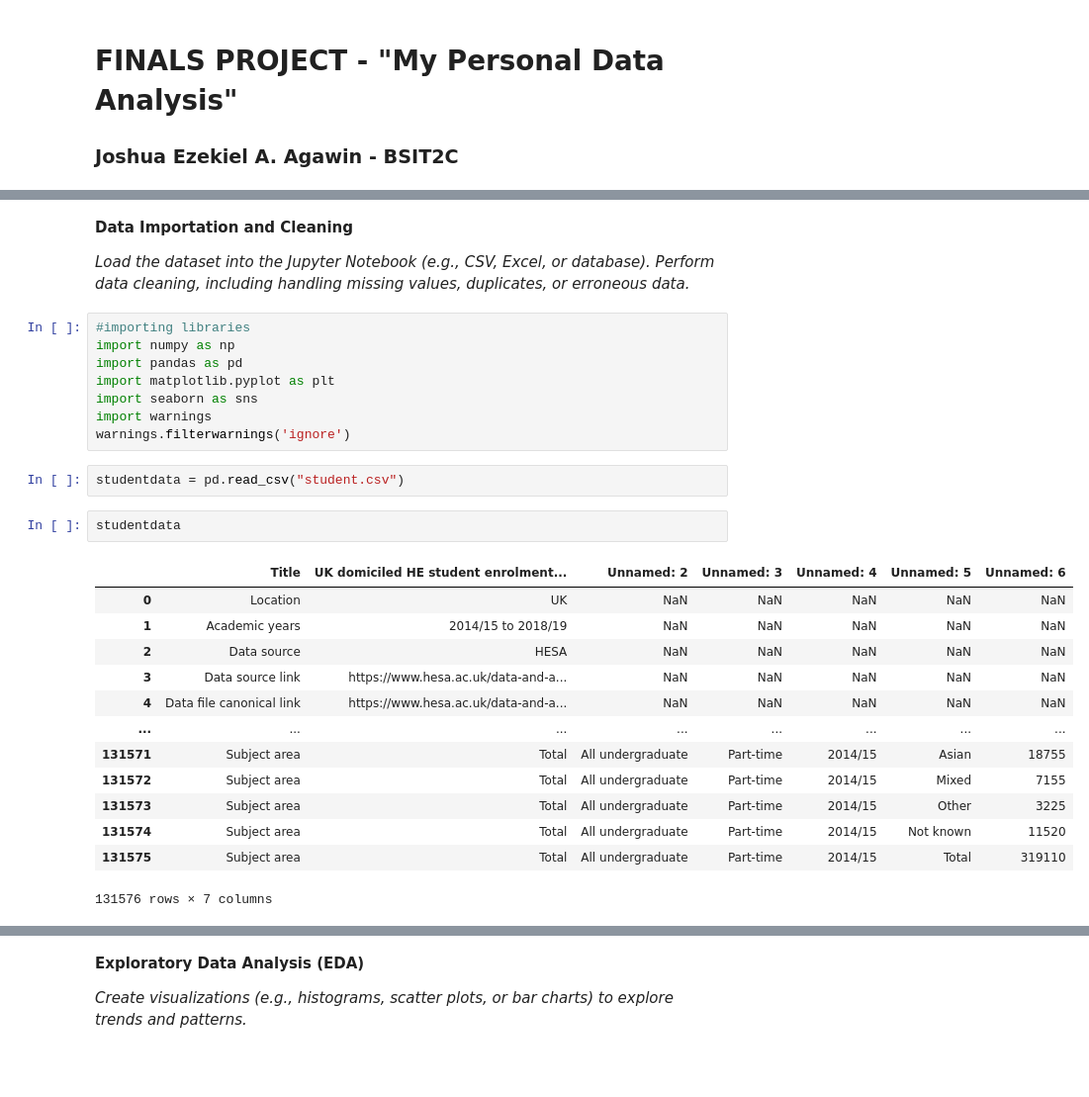
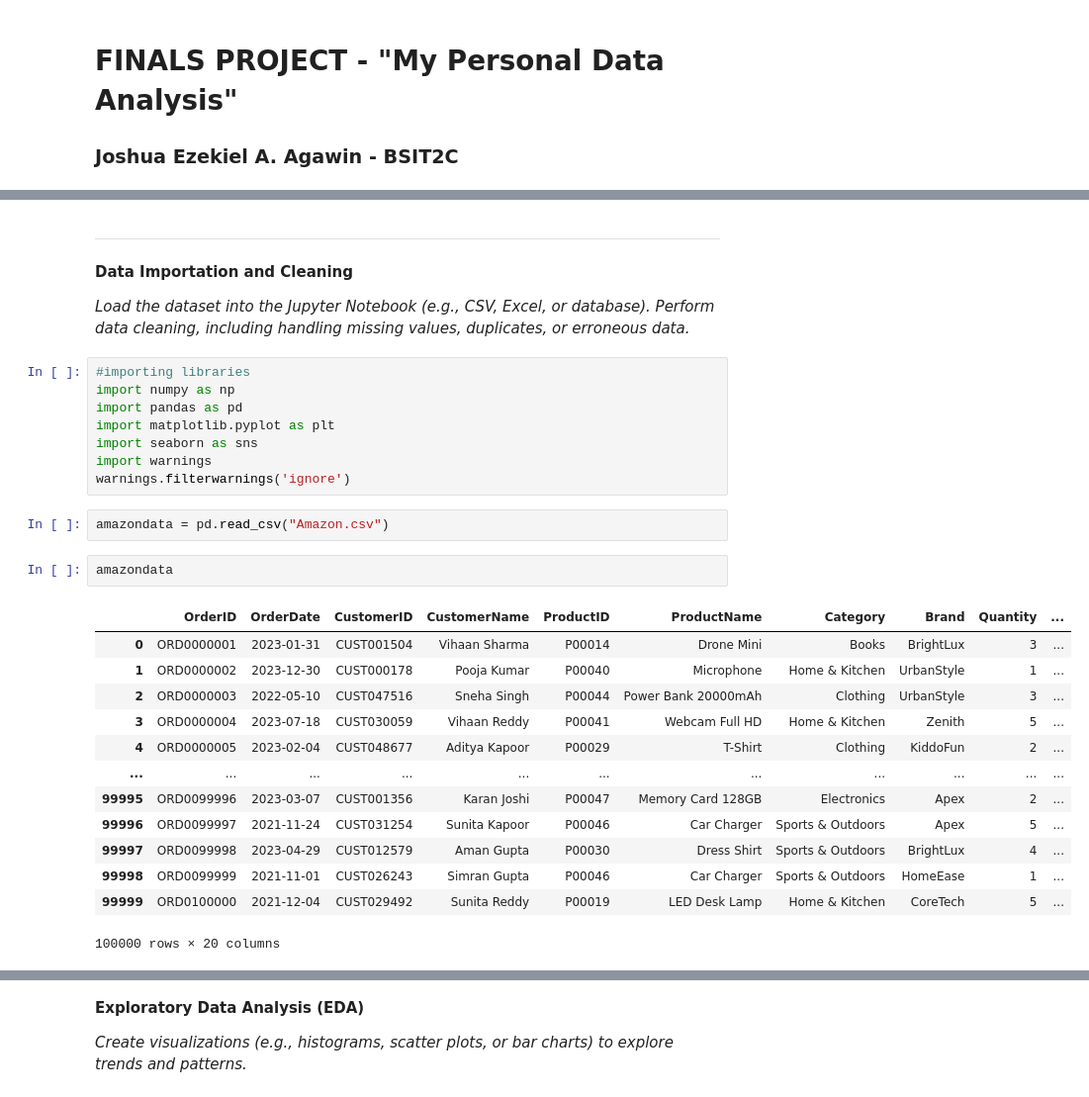
Before and after one commit to bsit2c2025/itcs204_finalsproject_agawin, a Jupyter notebook: MPDA_Agawin.ipynb, the cells around one changed output, grey strips where cells are left out. Shown at 99% size. Drawn from its saved outputs; the diff is of its cells as text; blank space fills up the shorter version.

```diff
--- a/MPDA_Agawin.ipynb
+++ b/MPDA_Agawin.ipynb
@@ -50,6 +51,8 @@ The Objective of the project is to showcase the UK's domiciled HE student enrolm
 
 *Ensure professional formatting with consistent styles and use of whitespace. Include an introduction, conclusion, and references (if applicable).*
 # %% [markdown]
+---
+
 **Data Importation and Cleaning**
 
 *Load the dataset into the Jupyter Notebook (e.g., CSV, Excel, or database). Perform data cleaning, including handling missing values, duplicates, or erroneous data.*
@@ -62,20 +65,20 @@ import seaborn as sns
 import warnings
 warnings.filterwarnings('ignore')
 # %%
-studentdata = pd.read_csv("student.csv")
+amazondata = pd.read_csv("Amazon.csv")
 # %%
-studentdata
+amazondata
 # %% [output]
-|  | Title | UK domiciled HE student enrolment... | Unnamed: 2 | Unnamed: 3 | Unnamed: 4 | Unnamed: 5 | Unnamed: 6 |
-| 0 | Location | UK | NaN | NaN | NaN | NaN | NaN |
-| 1 | Academic years | 2014/15 to 2018/19 | NaN | NaN | NaN | NaN | NaN |
-| 2 | Data source | HESA | NaN | NaN | NaN | NaN | NaN |
-| 3 | Data source link | https://www.hesa.ac.uk/data-and-a... | NaN | NaN | NaN | NaN | NaN |
-| 4 | Data file canonical link | https://www.hesa.ac.uk/data-and-a... | NaN | NaN | NaN | NaN | NaN |
-| ... | ... | ... | ... | ... | ... | ... | ... |
-| 131571 | Subject area | Total | All undergraduate | Part-time | 2014/15 | Asian | 18755 |
-| 131572 | Subject area | Total | All undergraduate | Part-time | 2014/15 | Mixed | 7155 |
-| 131573 | Subject area | Total | All undergraduate | Part-time | 2014/15 | Other | 3225 |
-| 131574 | Subject area | Total | All undergraduate | Part-time | 2014/15 | Not known | 11520 |
-| 131575 | Subject area | Total | All undergraduate | Part-time | 2014/15 | Total | 319110 |
+|  | OrderID | OrderDate | CustomerID | CustomerName | ProductID | ProductName | Category | Brand | Quantity | ... |
+| 0 | ORD0000001 | 2023-01-31 | CUST001504 | Vihaan Sharma | P00014 | Drone Mini | Books | BrightLux | 3 | ... |
+| 1 | ORD0000002 | 2023-12-30 | CUST000178 | Pooja Kumar | P00040 | Microphone | Home & Kitchen | UrbanStyle | 1 | ... |
+| 2 | ORD0000003 | 2022-05-10 | CUST047516 | Sneha Singh | P00044 | Power Bank 20000mAh | Clothing | UrbanStyle | 3 | ... |
+| 3 | ORD0000004 | 2023-07-18 | CUST030059 | Vihaan Reddy | P00041 | Webcam Full HD | Home & Kitchen | Zenith | 5 | ... |
+| 4 | ORD0000005 | 2023-02-04 | CUST048677 | Aditya Kapoor | P00029 | T-Shirt | Clothing | KiddoFun | 2 | ... |
+| ... | ... | ... | ... | ... | ... | ... | ... | ... | ... | ... |
+| 99995 | ORD0099996 | 2023-03-07 | CUST001356 | Karan Joshi | P00047 | Memory Card 128GB | Electronics | Apex | 2 | ... |
+| 99996 | ORD0099997 | 2021-11-24 | CUST031254 | Sunita Kapoor | P00046 | Car Charger | Sports & Outdoors | Apex | 5 | ... |
+| 99997 | ORD0099998 | 2023-04-29 | CUST012579 | Aman Gupta | P00030 | Dress Shirt | Sports & Outdoors | BrightLux | 4 | ... |
+| 99998 | ORD0099999 | 2021-11-01 | CUST026243 | Simran Gupta | P00046 | Car Charger | Sports & Outdoors | HomeEase | 1 | ... |
+| 99999 | ORD0100000 | 2021-12-04 | CUST029492 | Sunita Reddy | P00019 | LED Desk Lamp | Home & Kitchen | CoreTech | 5 | ... |
-131576 rows × 7 columns
+100000 rows × 20 columns
```
Also changed, not shown: parts of 22 cells of this notebook, 6 other files.
